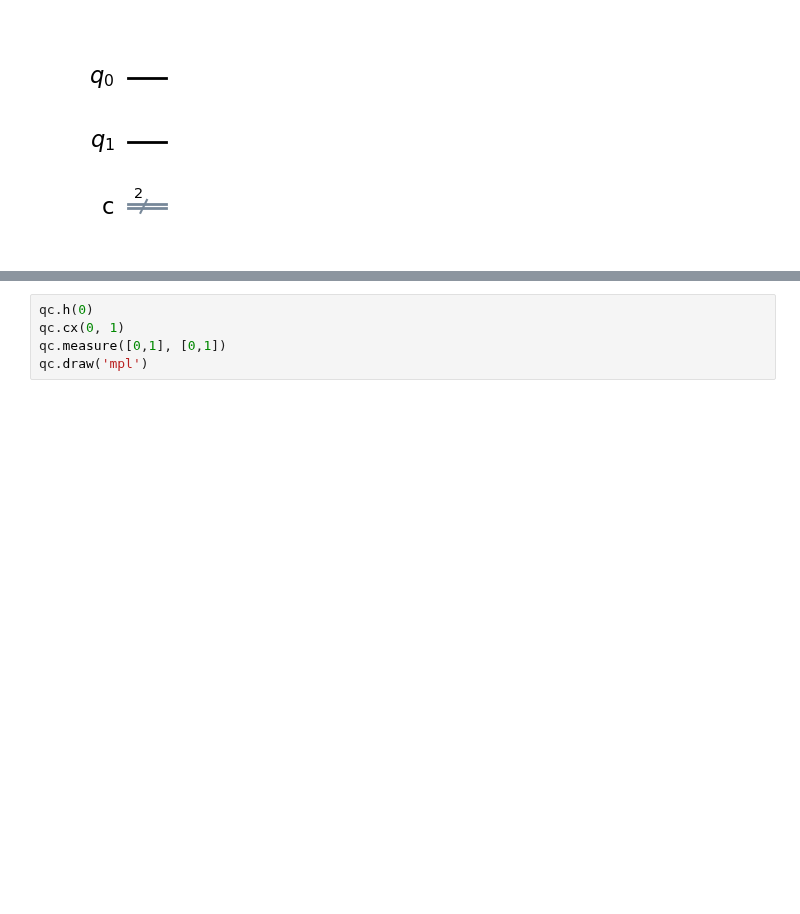
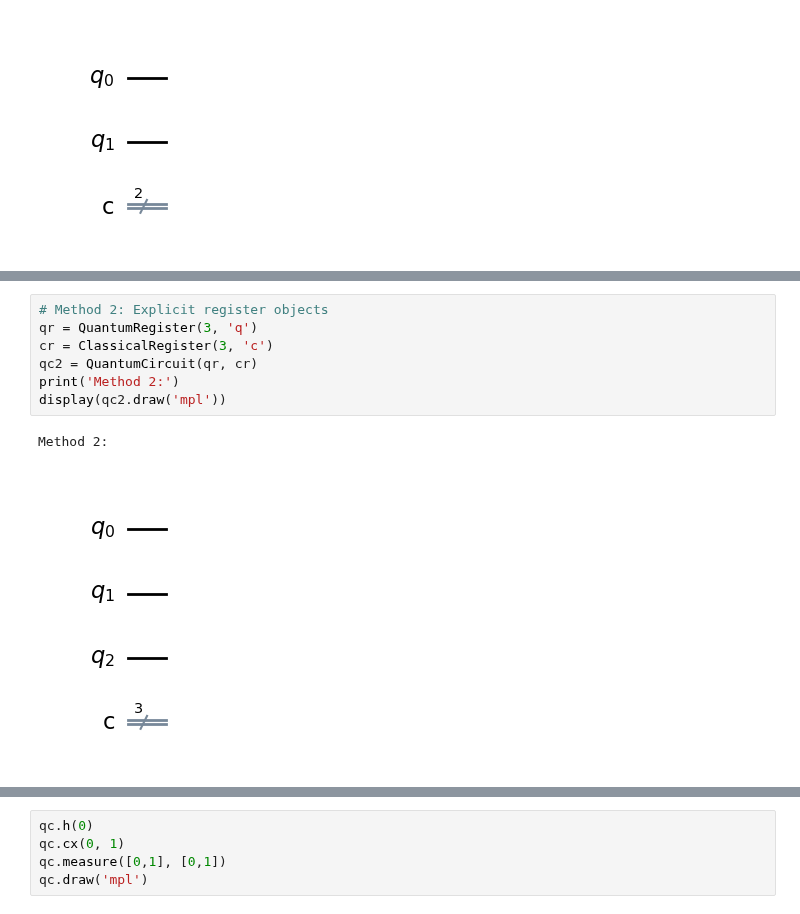
Before and after one commit to makansij/IBM_Certified_Quantum_Computation_QisKit_v2, a Jupyter notebook: Module_2.1_Visualize_Quantum_Circuits.ipynb, the cells around one changed output, grey strips where cells are left out. Saved outputs shown, nothing was run; the diff lists cells and outputs as text; blank space fills up the shorter version.

```diff
--- a/Module_2.1_Visualize_Quantum_Circuits.ipynb
+++ b/Module_2.1_Visualize_Quantum_Circuits.ipynb
@@ -56,0 +80,10 @@ qc.draw('mpl')
+# %%
+# Method 2: Explicit register objects
+qr = QuantumRegister(3, 'q')
+cr = ClassicalRegister(3, 'c')
+qc2 = QuantumCircuit(qr, cr)
+print('Method 2:')
+display(qc2.draw('mpl'))
+# %% [output]
+Method 2:
+[figure, added]
```
Also changed, not shown: parts of 9 cells of this notebook, 2 other files.
